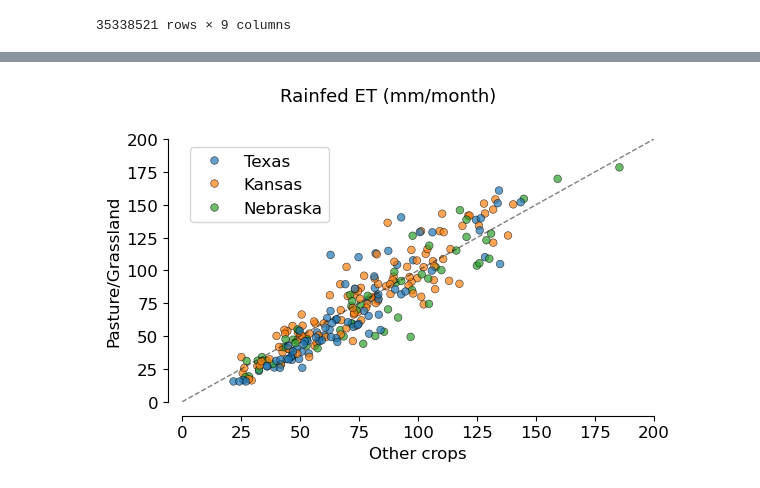
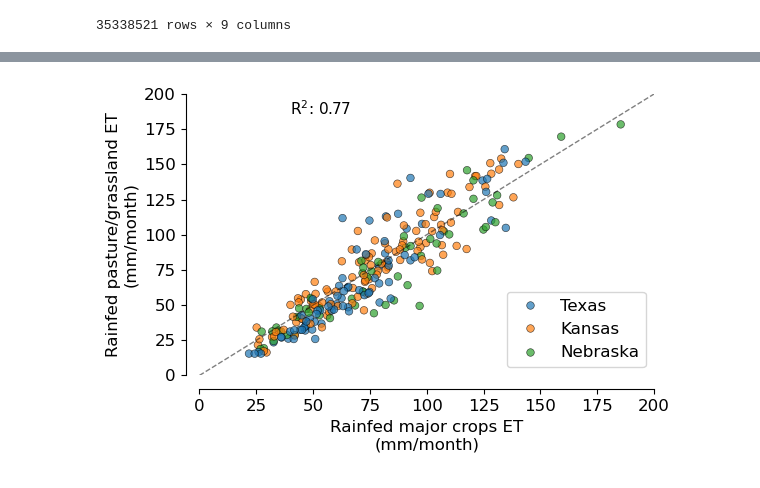
Before and after one commit to mdfahimhasan/WestUS_Peff, a Jupyter notebook: Codes/results_analysis/rainfed_cropET_comparison_plot.ipynb, the cells around one changed output, grey strips where cells are left out. Drawn from its saved outputs; the diff is of its cells as text; code cells hidden in the pictures.

Commit message:
new plot for rainfed crop ET vs rainfed pasture comparison

```diff
--- a/Codes/results_analysis/rainfed_cropET_comparison_plot.ipynb
+++ b/Codes/results_analysis/rainfed_cropET_comparison_plot.ipynb
@@ -267,26 +281,28 @@ NameError: name 'df_wide2' is not defined
 # %%
 # scatterplot
 plt.rcParams['font.size'] = 12
 plt.figure(figsize=(6,4))
 
 min_val, max_val = 0, 200
 
 sns.scatterplot(data=df_wide2, x='others', y='pasture',
                 hue='state', palette = 'tab10',
                 alpha=0.7, edgecolors='k', s=30)
 
 plt.plot((min_val, max_val), (min_val, max_val), 'k--', linewidth=1, alpha=0.5)
 
-plt.xlabel("Other crops")
-plt.ylabel("Pasture/Grassland")
+plt.xlabel("Rainfed major crops ET\n(mm/month)")
+plt.ylabel("Rainfed pasture/grassland ET\n(mm/month)")
 plt.xlim((min_val, max_val))
 plt.ylim((min_val, max_val))
-plt.suptitle("Rainfed ET (mm/month)", fontsize=13, y=0.98)
+
+plt.text(0.2, 0.98, 'R$^2$: 0.77', transform=plt.gca().transAxes,
+         ha='left', va='top', fontsize=11)
 
 sns.despine(offset=10, trim=True)
-plt.legend()
+plt.legend(loc='lower right')
 plt.tight_layout()
 
 plt.savefig('plots/rainfed_ET_pasture_vs_crop.png', dpi=200)
 # %% [output]
-[figure, old version]
+[figure, new version]
```
Also changed, not shown: parts of 2 cells of this notebook.
